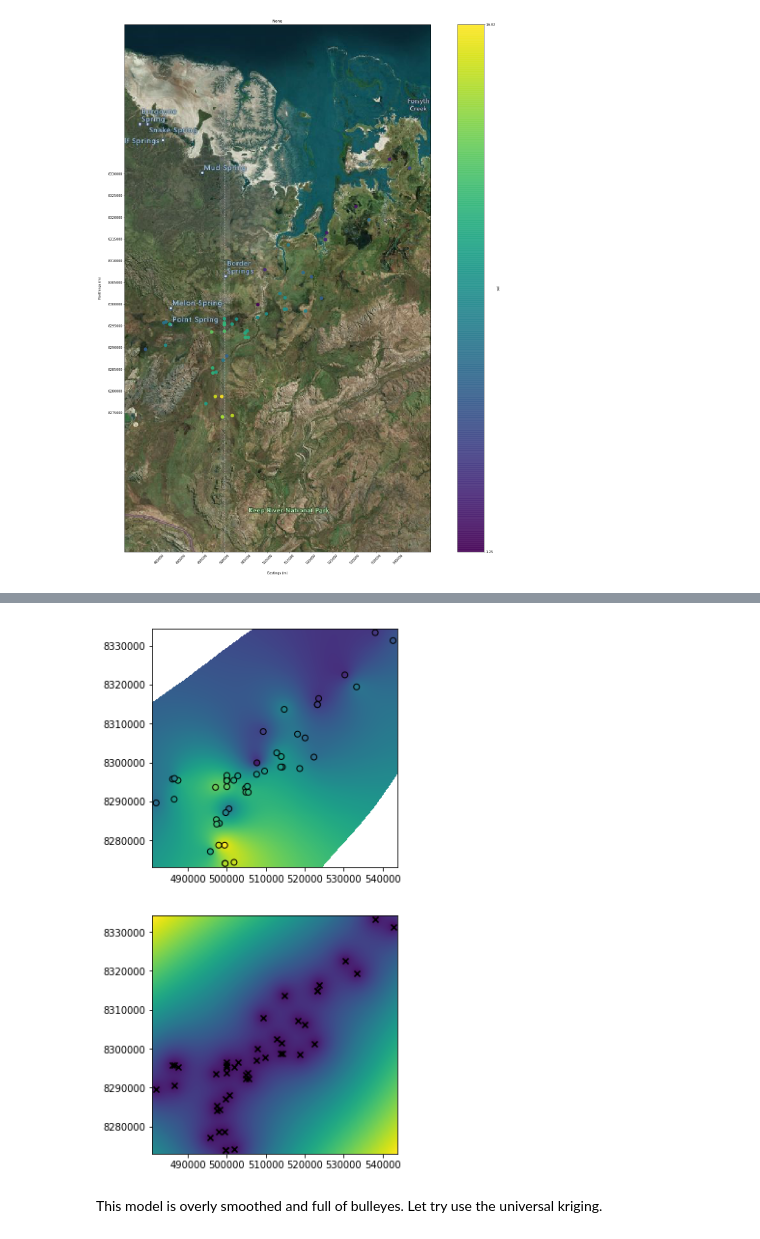
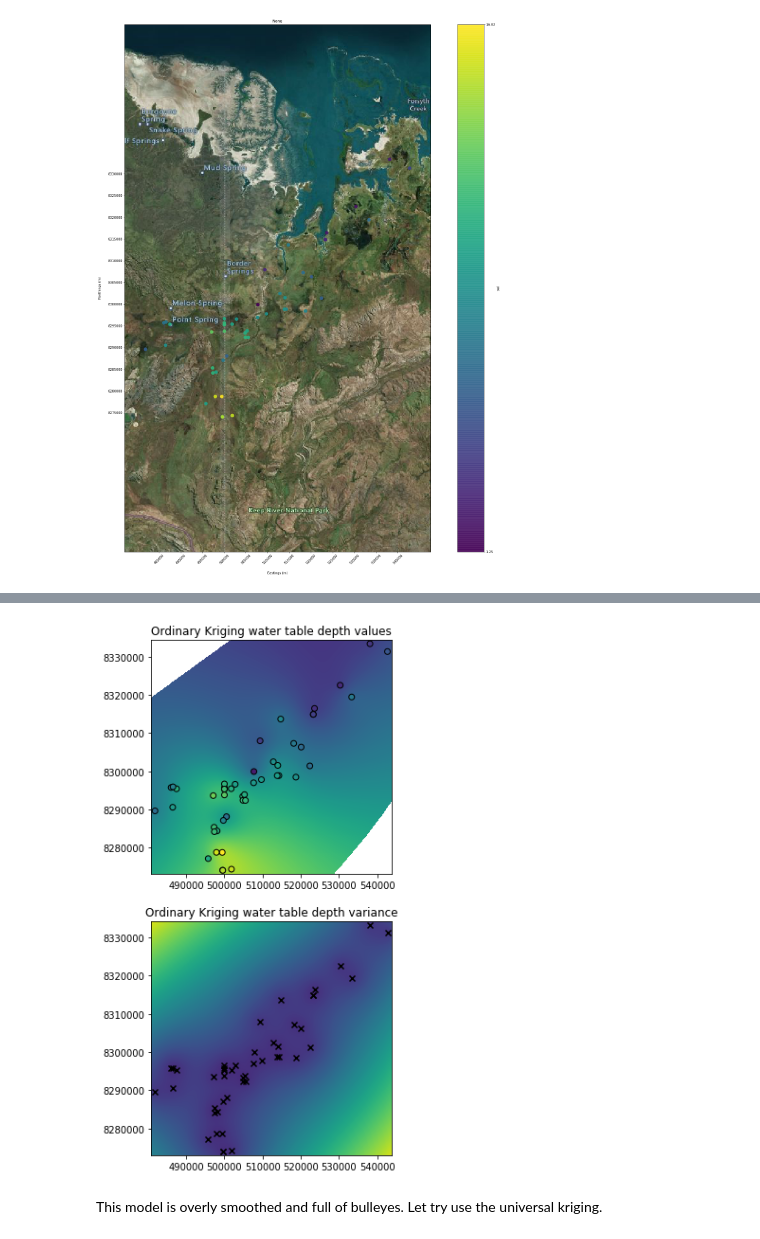
Before and after one commit to GeoscienceAustralia/hydrogeol_utils, a Jupyter notebook: notebooks/EastKimberley_water_table_mapping.ipynb, the cells around one changed output, grey strips where cells are left out. Drawn from its saved outputs; the diff is of its cells as text; code cells hidden in the pictures.

Commit message:
water table

```diff
--- a/notebooks/EastKimberley_water_table_mapping.ipynb
+++ b/notebooks/EastKimberley_water_table_mapping.ipynb
@@ -139,13 +121,14 @@ df_swl['days_since_swl'] = days_ago
 # Minimum indices will be added to a list
 min_ind = []
 
+# Iterate through the enos
 for item in enos:
-    # Get the subset
-    df_subset = borehole_utils.extract_by_primary_key(df_swl,
-                                                     [item])
+    # Get the subset using the eno as a mask
+    df_subset = borehole_utils.extract_by_primary_key(df_swl,[item])
+    # Find the minumum index using the days since the measurement was takes
     min_ind.append(df_subset['days_since_swl'].argmin())
 
-# Filter
+# Filter usign the minimum index
 df_swl = df_swl.loc[min_ind,:]
 # %% [output]
 will be corrected to return the positional minimum in the future.
@@ -234,7 +221,4 @@ n_closest_points will be ignored for UniversalKriging
 # %%
-import pykrige.kriging_tools as kt
-from pykrige.ok import OrdinaryKriging
-from pykrige.uk import UniversalKriging
 
 X = bore_coords[:,0]
 Y = bore_coords[:,1]
@@ -248,7 +232,7 @@ gridy = np.arange((math.floor(Y.min() / 10.0)) * 10 - 1000.,
 
 # Create the ordinary kriging object
 
-OK = OrdinaryKriging(X, Y, swl, variogram_model='power',
+OK = OrdinaryKriging(X, Y, swl, variogram_model='linear',
                      verbose=True, enable_plotting=True)
 
 UK = UniversalKriging(X, Y, swl, variogram_model='power',
@@ -303,24 +286,25 @@ masku = ssu.data > 20.
 # %%
 # plot the results for the Ordinary Kriging
 fig, (ax1, ax2) = plt.subplots(2,1,figsize = (40,10))
 
 # Mask the array
 swl_results = np.copy(zo.data)
 
 swl_results[masko] = np.nan
 
 ax1.imshow(swl_results, extent = [gridx[0], gridx[-1], gridy[-1], gridy[0]],
          vmin = 0., vmax = 16.)
 
 ax2.imshow(sso.data, extent = [gridx[0], gridx[-1], gridy[-1], gridy[0]],
          vmin = 0, vmax = 30.)
 
 ax1.scatter(X,Y, c = swl, vmin = 0, vmax = 16., edgecolors = 'k')
 ax2.scatter(X,Y,marker = 'x', color = 'k', linewidths = 0.1)
-
+ax1.set_title("Ordinary Kriging water table depth values")
+ax2.set_title("Ordinary Kriging water table depth variance")
 plt.show()
 # %% [output]
-[figure, old version]
+[figure, new version]
 # %% [markdown]
 This model is overly smoothed and full of bulleyes. Let try use the universal kriging.
 # %%
```
Also changed, not shown: parts of 36 cells of this notebook.
